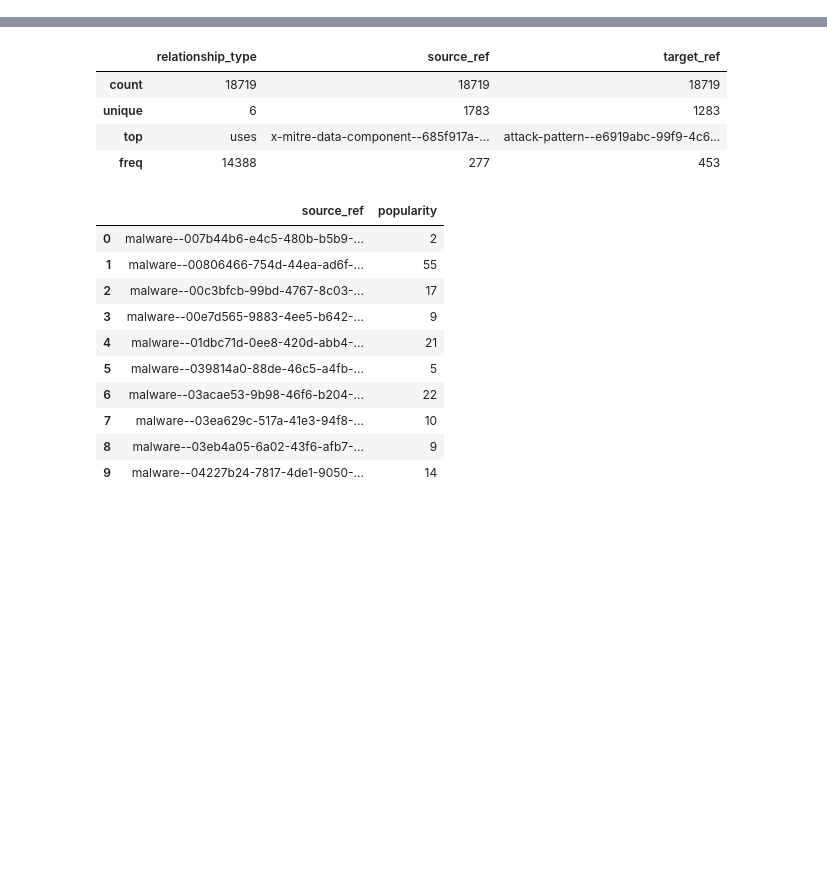
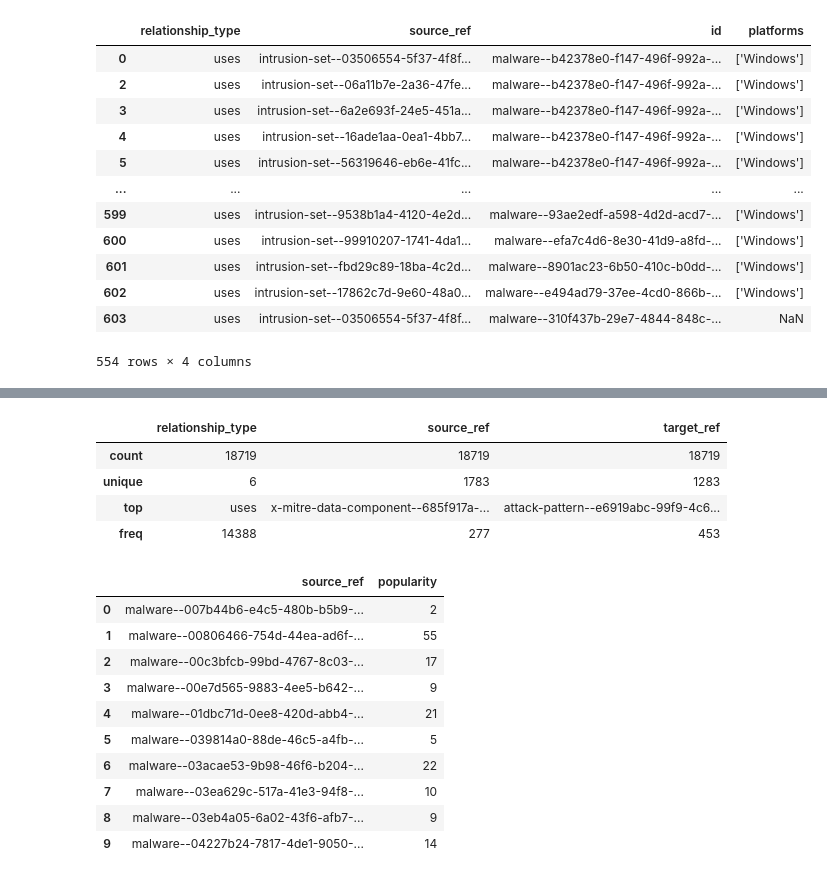
Before and after one commit to MOHAMMAD-UMAIR/ESP, a Jupyter notebook: test.ipynb, the cells around one changed output, grey strips where cells are left out. Drawn from its saved outputs; the diff is of its cells as text; code cells hidden in the pictures; blank space fills up the shorter version.

```diff
--- a/test.ipynb
+++ b/test.ipynb
@@ -1,2 +1,48 @@
 # %%
 import pandas as pd
+# %%
+mal_plat_key='Linux'
+mal_group_key = 'Both'
+# %%
+data_rel=pd.read_csv('relationship.csv')
+data_mal=pd.read_csv('malware.csv')
+
+#making common key
+data_rel.rename(columns = {'target_ref':'id'}, inplace = True)
+data_rel=data_rel[data_rel['relationship_type']=='uses']
+data_rel = data_rel[data_rel['id'].str.contains('malware')]
+data_mal_plat= data_rel.merge(data_mal[['id', 'platforms']], on='id')
+
+if mal_plat_key != "All" and mal_group_key !="Both" :
+    data_mal_plat = data_mal_plat.dropna(subset=['platforms'])
+    filtered_df = data_mal_plat[data_mal_plat['platforms'].apply(lambda x: mal_plat_key in x)]
+    filtered_df = filtered_df[filtered_df['source_ref'].str.contains(mal_group_key)]
+
+
+
+elif mal_plat_key == "All" and mal_group_key !="Both":
+    filtered_df = data_mal_plat[data_mal_plat['source_ref'].str.contains(mal_group_key)]
+
+elif mal_plat_key != "All" and mal_group_key =="Both":
+    data_mal_plat = data_mal_plat.dropna(subset=['platforms'])
+    filtered_df = data_mal_plat[data_mal_plat['platforms'].apply(lambda x: mal_plat_key in x)]
+    filtered_df = data_mal_plat[data_mal_plat['source_ref'].str.contains('intrusion-set') | data_mal_plat['source_ref'].str.contains('campaign')]
+
+else :
+    filtered_df = data_mal_plat[data_mal_plat['source_ref'].str.contains('intrusion-set') | data_mal_plat['source_ref'].str.contains('campaign')]
+# %%
+filtered_df
+# %% [output]
+|  | relationship_type | source_ref | id | platforms |
+| 0 | uses | intrusion-set--03506554-5f37-4f8f... | malware--b42378e0-f147-496f-992a-... | ['Windows'] |
+| 2 | uses | intrusion-set--06a11b7e-2a36-47fe... | malware--b42378e0-f147-496f-992a-... | ['Windows'] |
+| 3 | uses | intrusion-set--6a2e693f-24e5-451a... | malware--b42378e0-f147-496f-992a-... | ['Windows'] |
+| 4 | uses | intrusion-set--16ade1aa-0ea1-4bb7... | malware--b42378e0-f147-496f-992a-... | ['Windows'] |
+| 5 | uses | intrusion-set--56319646-eb6e-41fc... | malware--b42378e0-f147-496f-992a-... | ['Windows'] |
+| ... | ... | ... | ... | ... |
+| 599 | uses | intrusion-set--9538b1a4-4120-4e2d... | malware--93ae2edf-a598-4d2d-acd7-... | ['Windows'] |
+| 600 | uses | intrusion-set--99910207-1741-4da1... | malware--efa7c4d6-8e30-41d9-a8fd-... | ['Windows'] |
+| 601 | uses | intrusion-set--fbd29c89-18ba-4c2d... | malware--8901ac23-6b50-410c-b0dd-... | ['Windows'] |
+| 602 | uses | intrusion-set--17862c7d-9e60-48a0... | malware--e494ad79-37ee-4cd0-866b-... | ['Windows'] |
+| 603 | uses | intrusion-set--03506554-5f37-4f8f... | malware--310f437b-29e7-4844-848c-... | NaN |
+554 rows × 4 columns
```
Also changed, not shown: parts of 11 cells of this notebook, 3 other files.
